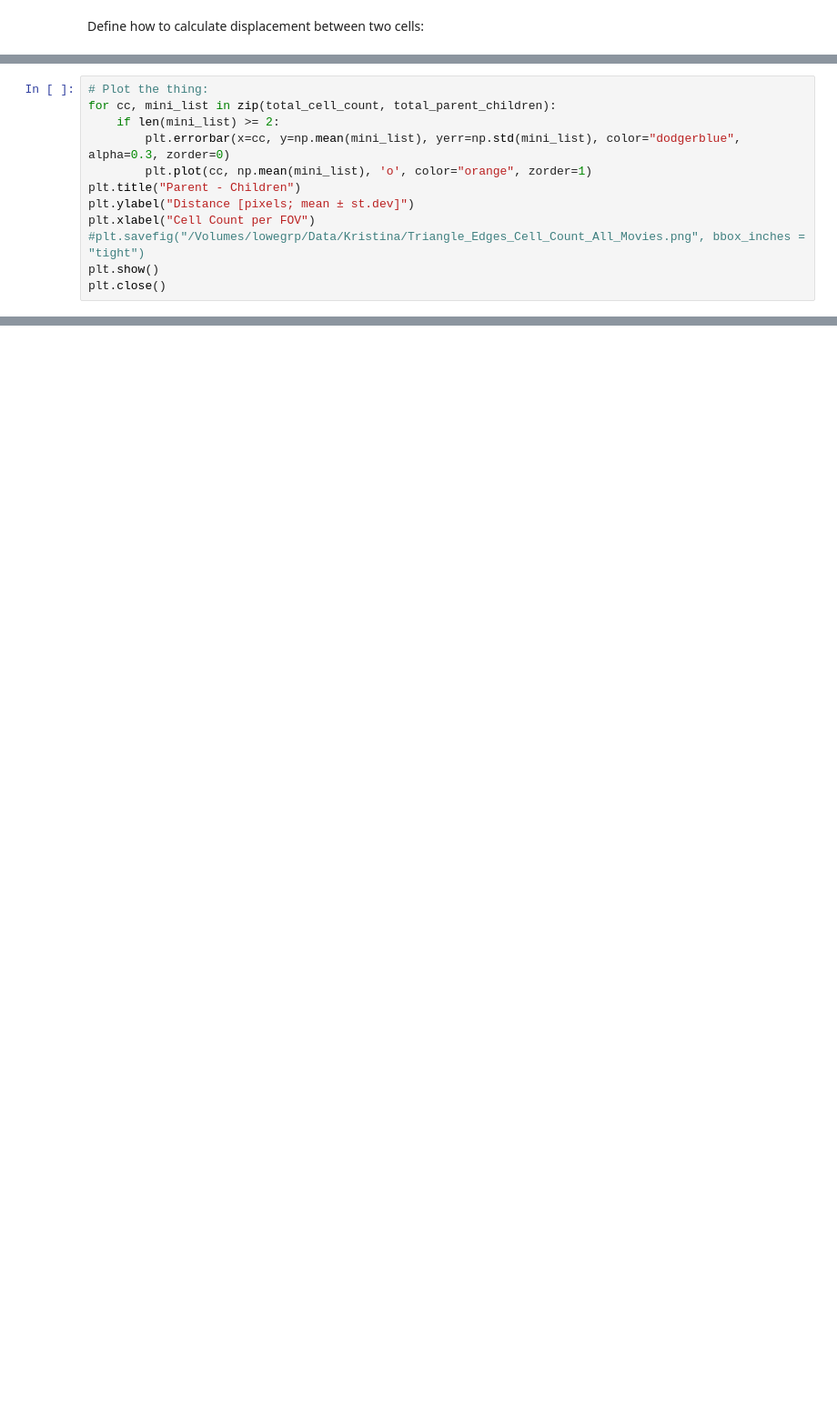
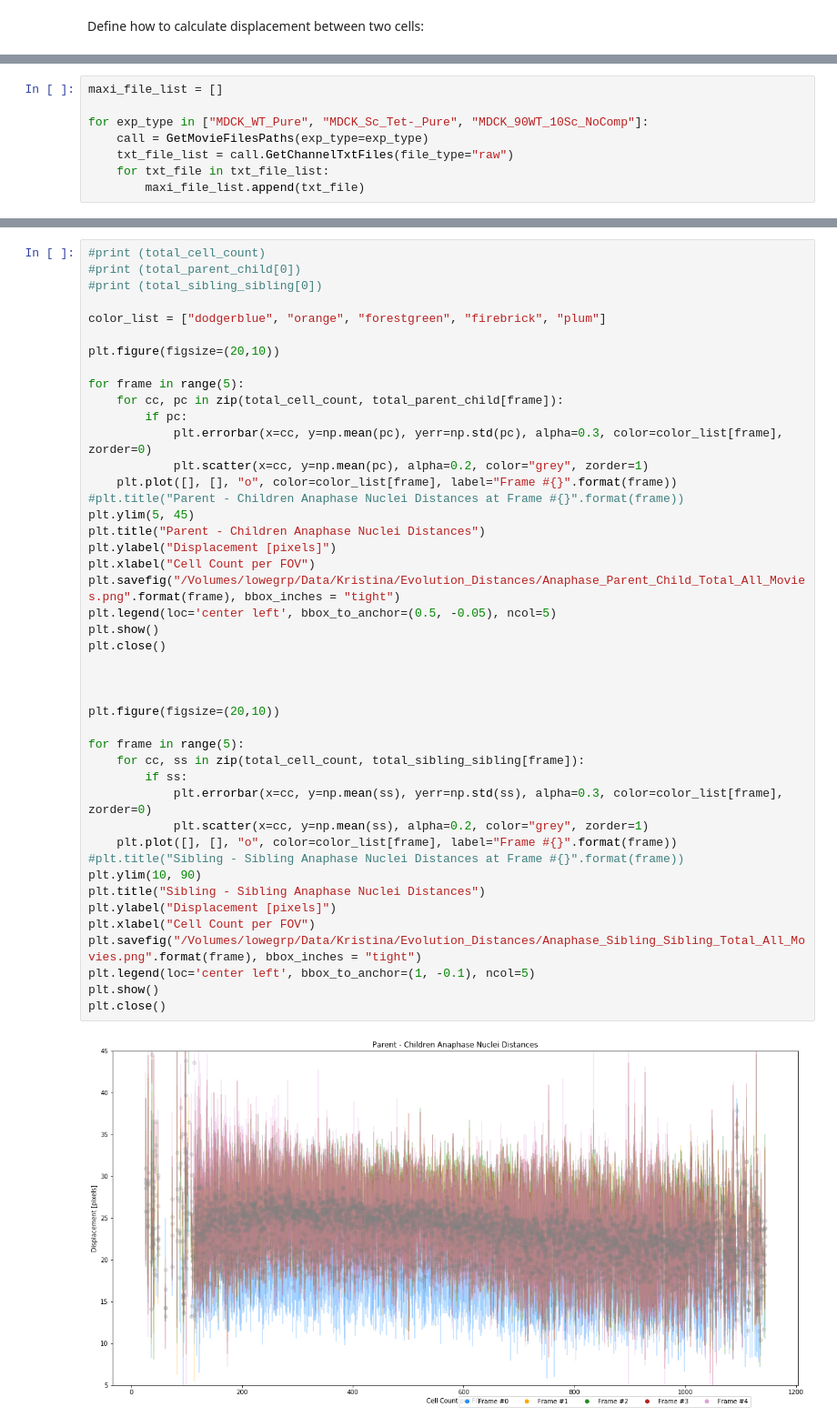
Before and after one commit to KristinaUlicna/CellComp, a Jupyter notebook: Local_Cell_Density_Project/Triangulation_and_Tesselation/Evolution_Distance_Nuclei_Anaphase.ipynb, the cells around one changed output, grey strips where cells are left out. Shown at 91% size. Saved outputs shown, nothing was run; the diff lists cells and outputs as text; blank space fills up the shorter version.

```diff
--- a/Local_Cell_Density_Project/Triangulation_and_Tesselation/Evolution_Distance_Nuclei_Anaphase.ipynb
+++ b/Local_Cell_Density_Project/Triangulation_and_Tesselation/Evolution_Distance_Nuclei_Anaphase.ipynb
@@ -275 +117,9 @@ plt.close()
+# %%
+maxi_file_list = []
+
+for exp_type in ["MDCK_WT_Pure", "MDCK_Sc_Tet-_Pure", "MDCK_90WT_10Sc_NoComp"]:
+    call = GetMovieFilesPaths(exp_type=exp_type)
+    txt_file_list = call.GetChannelTxtFiles(file_type="raw")
+    for txt_file in txt_file_list:
+        maxi_file_list.append(txt_file)
 # %%
@@ -297,12 +159,0 @@ print(len(total_sibling_sibling))
-# %%
-# Plot the thing:
-for cc, mini_list in zip(total_cell_count, total_parent_children):
-    if len(mini_list) >= 2:
-        plt.errorbar(x=cc, y=np.mean(mini_list), yerr=np.std(mini_list), color="dodgerblue", alpha=0.3, zorder=0)
-        plt.plot(cc, np.mean(mini_list), 'o', color="orange", zorder=1)
-plt.title("Parent - Children")
-plt.ylabel("Distance [pixels; mean ± st.dev]")
-plt.xlabel("Cell Count per FOV")
-#plt.savefig("/Volumes/lowegrp/Data/Kristina/Triangle_Edges_Cell_Count_All_Movies.png", bbox_inches = "tight")
-plt.show()
-plt.close()
@@ -308,0 +162,46 @@ plt.close()
+# %%
+#print (total_cell_count)
+#print (total_parent_child[0])
+#print (total_sibling_sibling[0])
+
+color_list = ["dodgerblue", "orange", "forestgreen", "firebrick", "plum"]
+
+plt.figure(figsize=(20,10))
+
+for frame in range(5):
+    for cc, pc in zip(total_cell_count, total_parent_child[frame]):
+        if pc:
+            plt.errorbar(x=cc, y=np.mean(pc), yerr=np.std(pc), alpha=0.3, color=color_list[frame], zorder=0)
+            plt.scatter(x=cc, y=np.mean(pc), alpha=0.2, color="grey", zorder=1)
+    plt.plot([], [], "o", color=color_list[frame], label="Frame #{}".format(frame))
+#plt.title("Parent - Children Anaphase Nuclei Distances at Frame #{}".format(frame))
+plt.ylim(5, 45)
+plt.title("Parent - Children Anaphase Nuclei Distances")
+plt.ylabel("Displacement [pixels]")
+plt.xlabel("Cell Count per FOV")
+plt.savefig("/Volumes/lowegrp/Data/Kristina/Evolution_Distances/Anaphase_Parent_Child_Total_All_Movies.png".format(frame), bbox_inches = "tight")
+plt.legend(loc='center left', bbox_to_anchor=(0.5, -0.05), ncol=5)
+plt.show()
+plt.close()
+
+
+
+plt.figure(figsize=(20,10))
+
+for frame in range(5):
+    for cc, ss in zip(total_cell_count, total_sibling_sibling[frame]):
+        if ss:
+            plt.errorbar(x=cc, y=np.mean(ss), yerr=np.std(ss), alpha=0.3, color=color_list[frame], zorder=0)
+            plt.scatter(x=cc, y=np.mean(ss), alpha=0.2, color="grey", zorder=1)
+    plt.plot([], [], "o", color=color_list[frame], label="Frame #{}".format(frame))
+#plt.title("Sibling - Sibling Anaphase Nuclei Distances at Frame #{}".format(frame))
+plt.ylim(10, 90)
+plt.title("Sibling - Sibling Anaphase Nuclei Distances")
+plt.ylabel("Displacement [pixels]")
+plt.xlabel("Cell Count per FOV")
+plt.savefig("/Volumes/lowegrp/Data/Kristina/Evolution_Distances/Anaphase_Sibling_Sibling_Total_All_Movies.png".format(frame), bbox_inches = "tight")
+plt.legend(loc='center left', bbox_to_anchor=(1, -0.1), ncol=5)
+plt.show()
+plt.close()
+# %% [output]
+[figure, added]
```
Also changed, not shown: parts of 21 cells of this notebook, 8 other files.
